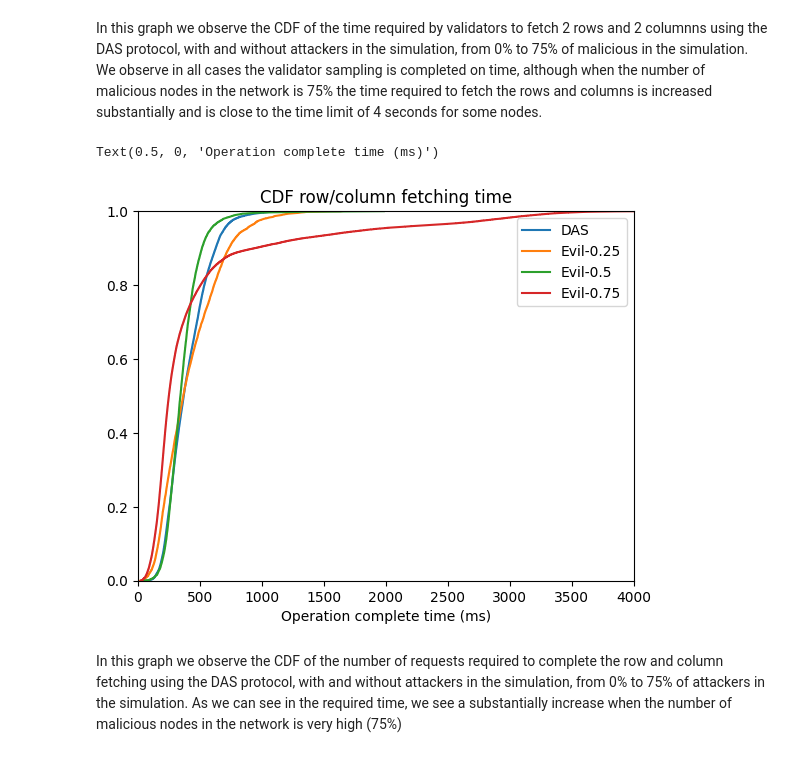
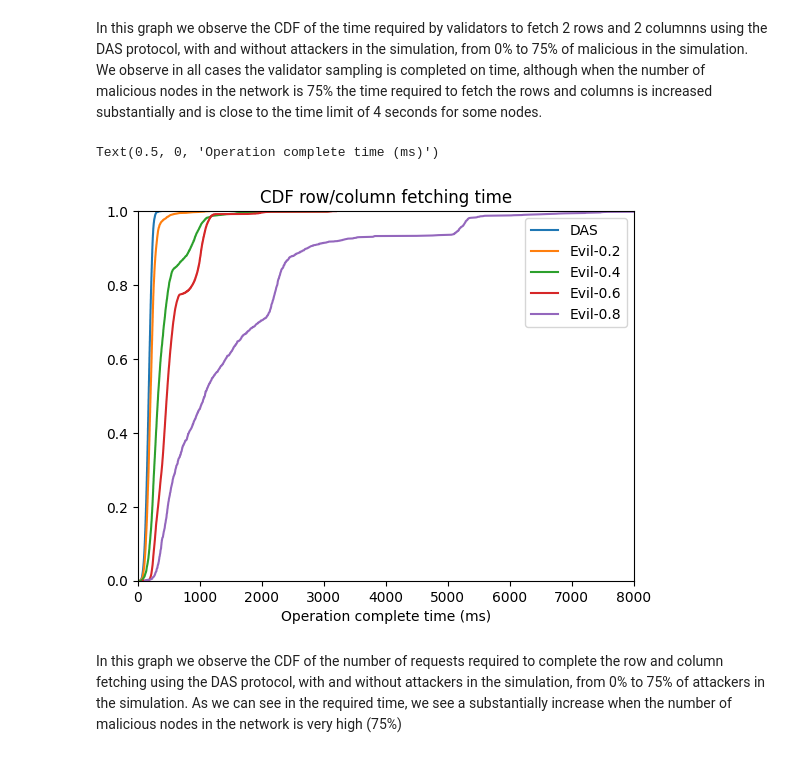
Before and after one commit to datahop/kademlia-simulator, a Jupyter notebook: simulator/python/analysis_vs_evil.ipynb, the cells around one changed output. Drawn from its saved outputs; the diff is of its cells as text; code cells hidden in the pictures.

```diff
--- a/simulator/python/analysis_vs_evil.ipynb
+++ b/simulator/python/analysis_vs_evil.ipynb
@@ -57,18 +57,18 @@ from matplotlib import pyplot as plt
 import numpy as np
 import pandas as pd
 
-ops_path = {'DAS': '../logsDasEvil0WithNon/operation.csv',
-            'Evil-0.25': '../logsDasEvil0.25WithNon/operation.csv',
-            'Evil-0.5': '../logsDasEvil0.5WithNon/operation.csv',
-            'Evil-0.75': '../logsDasEvil0.75WithNon/operation.csv'
+ops_path = {'DAS': '../logsDasEvil0/operation.csv',
+            'Evil-0.2': '../logsDasEvil0.2/operation.csv',
+            'Evil-0.4': '../logsDasEvil0.5/operation.csv',
+            'Evil-0.6': '../logsDasEvil0.6/operation.csv',
+            'Evil-0.8': '../logsDasEvil0.8/operation.csv'
            }
-#msgs_path = {'DAS': '../logsTest/messages.csv',
-#            'Evil-0.1': '../logsEvil0.1/messages.csv',
-#            'Evil-0.2': '../logsEvil0.2/messages.csv',
-#            'Evil-0.3': '../logsEvil0.3/messages.csv',
-#            'Evil-0.4': '../logsEvil0.4/messages.csv',
-#            'Evil-0.5': '../logsEvil0.5/messages.csv'
-#           }
+msgs_path = {'DAS': '../logsDasEvil0/messages.csv',
+            'Evil-0.2': '../logsDasEvil0.2/messages.csv',
+            'Evil-0.4': '../logsDasEvil0.5/messages.csv',
+            'Evil-0.6': '../logsDasEvil0.6/messages.csv',
+            'Evil-0.8': '../logsDasEvil0.8/messages.csv'
+          }
 
 
 builder_address = '83814183170291850251680823880522715558189094423550585243365458794131648333116'
@@ -77,35 +77,35 @@ op_df={}
 msg_df={}
 for key in ops_path:
     op_df[key] = pd.read_csv(ops_path[key],index_col=False,low_memory=False)
-#for key in msgs_path:
-#    msg_df[key] = pd.read_csv(msgs_path[key],index_col=False,low_memory=False)
+for key in msgs_path:
+    msg_df[key] = pd.read_csv(msgs_path[key],index_col=False,low_memory=False)
 # %% [markdown]
 In this graph we observe the CDF of the time required by validators to fetch 2 rows and 2 columnns using the DAS protocol, with and without attackers in the simulation, from 0\% to 75\% of malicious in the simulation.
 We observe in all cases the validator sampling is completed on time, although when the number of malicious nodes in the network is 75\% the time required to fetch the rows and columns is increased substantially and is close to the time limit of 4 seconds for some nodes.
 # %%
 fig3, ax3 = plt.subplots()
 
 
 for key in op_df:
 
     vsdf = op_df[key].loc[(op_df[key]['type'] == 'ValidatorSamplingOperation')]
 
     x = np.sort(vsdf['completion_time'])
     N = vsdf['completion_time'].count()
     # get the cdf values of y
     y = np.arange(N) / float(N)
 
     ax3.plot(x, y,label=key)
 
-ax3.set_xlim([0,4000])
+ax3.set_xlim([0,8000])
 ax3.legend()
 ax3.set_ylim([0,1])
 
 ax3.set_title("CDF row/column fetching time")
 ax3.set_xlabel("Operation complete time (ms)")
 # %% [output]
 Text(0.5, 0, 'Operation complete time (ms)')
-[figure, old version]
+[figure, new version]
 # %% [markdown]
 In this graph we observe the CDF of the number of requests required to complete the row and column fetching using the DAS protocol, with and without attackers in the simulation, from 0\% to 75\% of attackers in the simulation.
 As we can see in the required time, we see a substantially increase when the number of malicious nodes in the network is very high (75\%)
```
Also changed, not shown: parts of 7 cells of this notebook, 3 other files.
